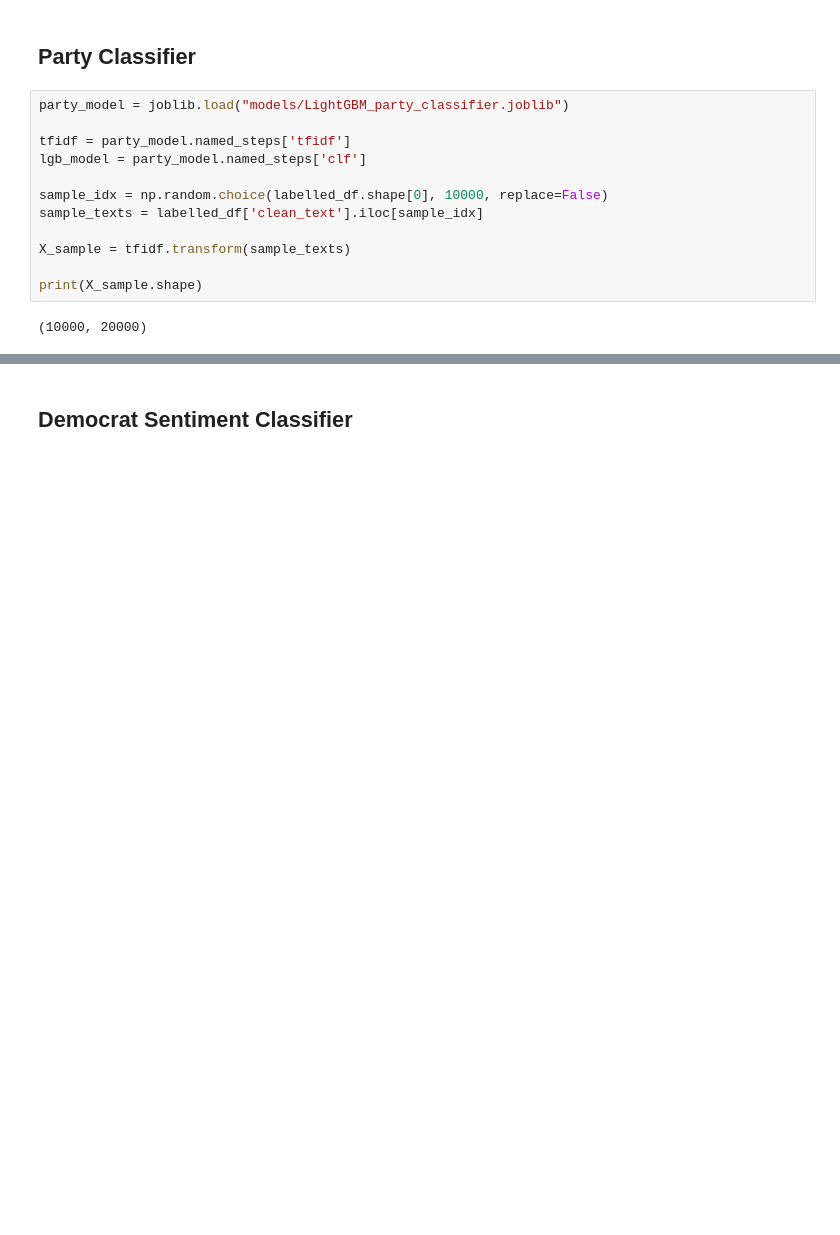
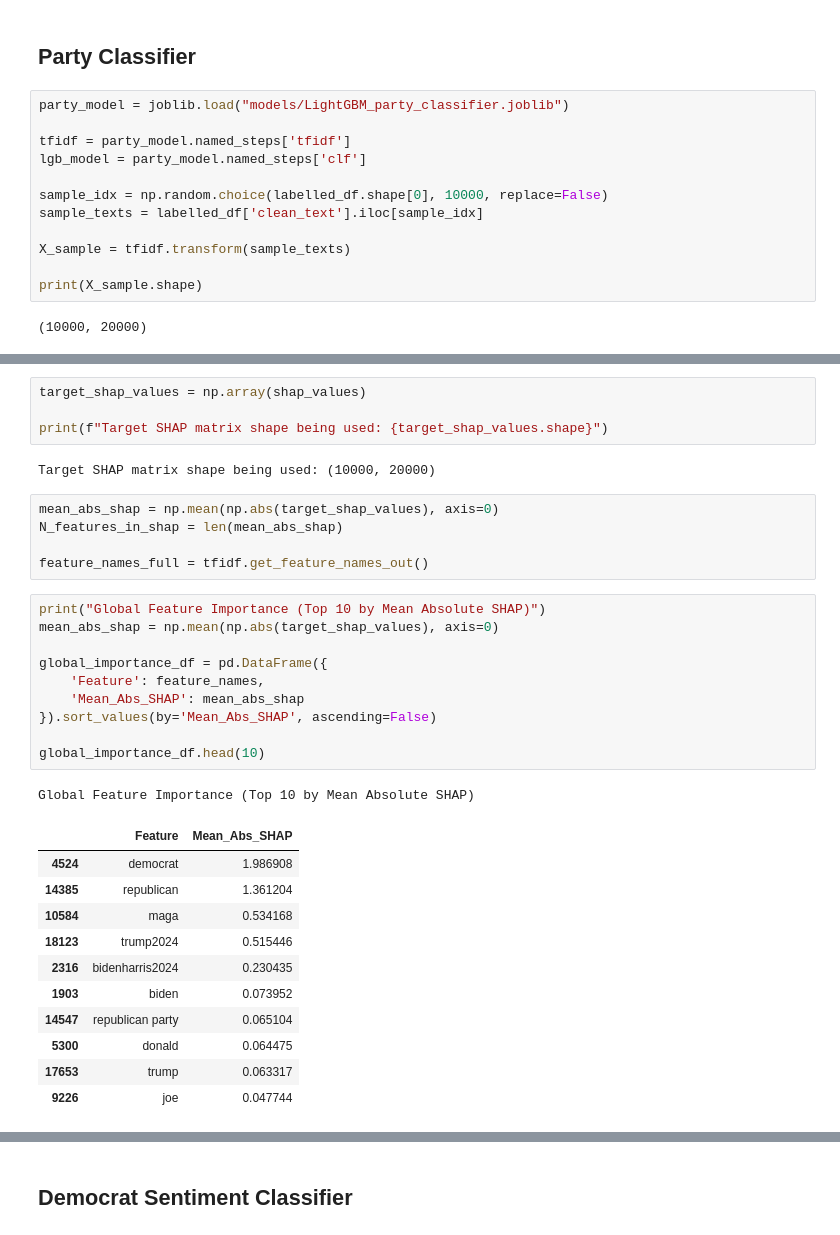
Before and after one commit to Birkbeck/msc-project-source-code-files-24-25-tayyib-saddique, a Jupyter notebook: x_processing/shap.ipynb, the cells around one changed output, grey strips where cells are left out. Cells and saved outputs as stored; diff of their text form; blank space fills up the shorter version.

```diff
--- a/x_processing/shap.ipynb
+++ b/x_processing/shap.ipynb
@@ -53,0 +54,34 @@ shap.summary_plot(
+# %%
+target_shap_values = np.array(shap_values)
+
+print(f"Target SHAP matrix shape being used: {target_shap_values.shape}")
+# %% [output]
+Target SHAP matrix shape being used: (10000, 20000)
+# %%
+mean_abs_shap = np.mean(np.abs(target_shap_values), axis=0)
+N_features_in_shap = len(mean_abs_shap)
+
+feature_names_full = tfidf.get_feature_names_out()
+# %%
+print("Global Feature Importance (Top 10 by Mean Absolute SHAP)")
+mean_abs_shap = np.mean(np.abs(target_shap_values), axis=0)
+
+global_importance_df = pd.DataFrame({
+    'Feature': feature_names,
+    'Mean_Abs_SHAP': mean_abs_shap
+}).sort_values(by='Mean_Abs_SHAP', ascending=False)
+
+global_importance_df.head(10)
+# %% [output]
+Global Feature Importance (Top 10 by Mean Absolute SHAP)
+|  | Feature | Mean_Abs_SHAP |
+| 4524 | democrat | 1.986908 |
+| 14385 | republican | 1.361204 |
+| 10584 | maga | 0.534168 |
+| 18123 | trump2024 | 0.515446 |
+| 2316 | bidenharris2024 | 0.230435 |
+| 1903 | biden | 0.073952 |
+| 14547 | republican party | 0.065104 |
+| 5300 | donald | 0.064475 |
+| 17653 | trump | 0.063317 |
+| 9226 | joe | 0.047744 |
```
Also changed, not shown: parts of 9 cells of this notebook.
